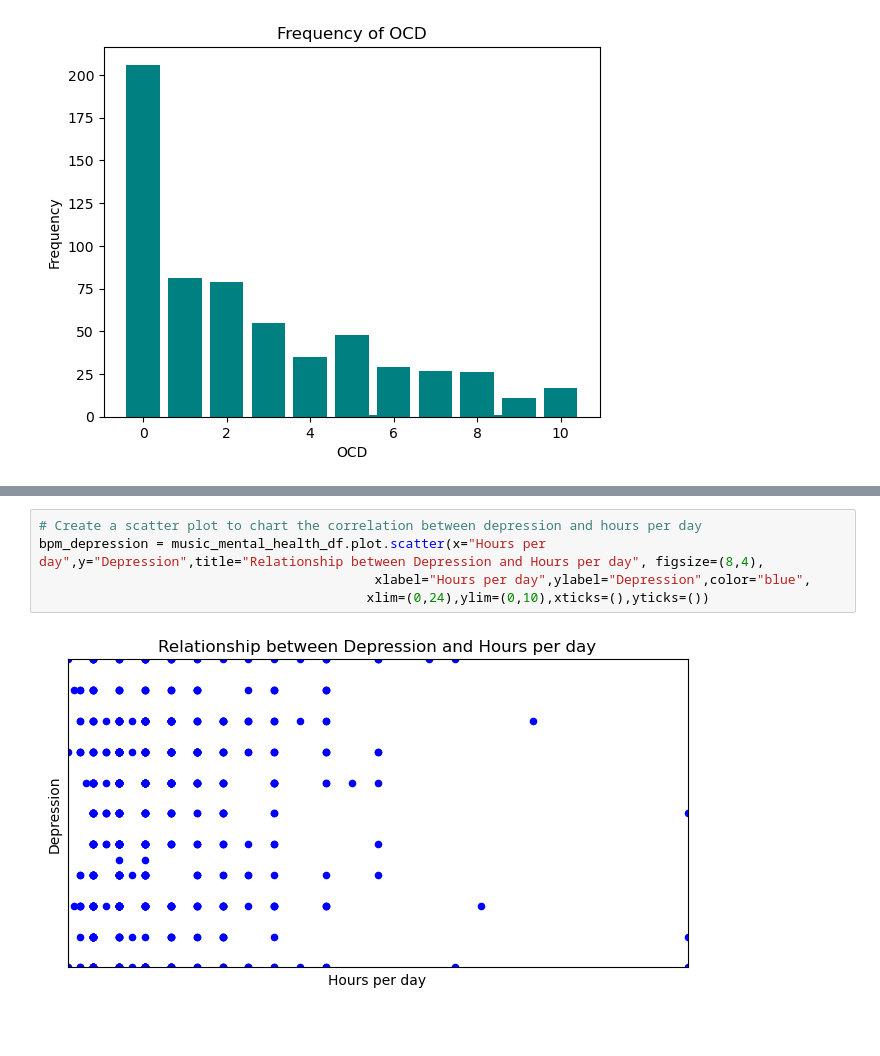
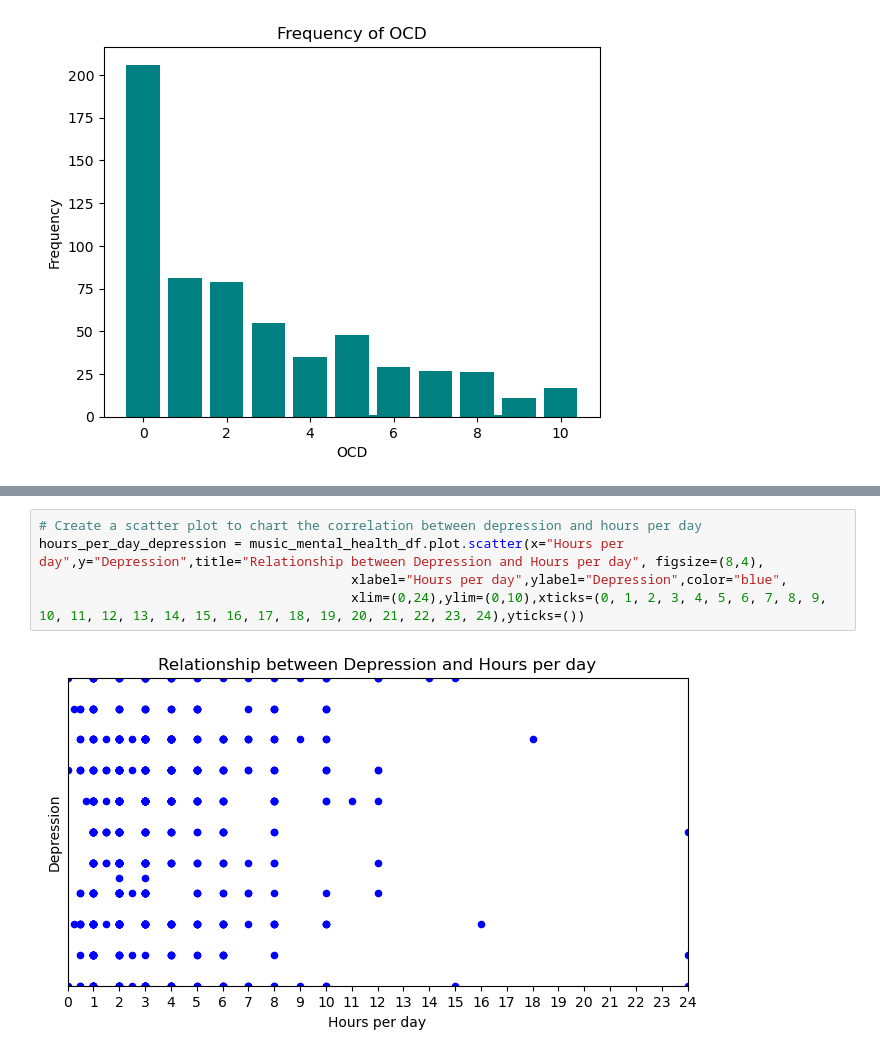
Before and after one commit to jdanielle12/project1, a Jupyter notebook: music_and_mental_health.ipynb, the cells around one changed output, grey strips where cells are left out. Saved outputs shown, nothing was run; the diff lists cells and outputs as text; blank space fills up the shorter version.

```diff
--- a/music_and_mental_health.ipynb
+++ b/music_and_mental_health.ipynb
@@ -225,9 +225,9 @@ bpm_depression = music_mental_health_df.plot.scatter(x="BPM",y="Depression",titl
 # %%
 # Create a scatter plot to chart the correlation between depression and hours per day
-bpm_depression = music_mental_health_df.plot.scatter(x="Hours per day",y="Depression",title="Relationship between Depression and Hours per day", figsize=(8,4),
-                                           xlabel="Hours per day",ylabel="Depression",color="blue",
-                                          xlim=(0,24),ylim=(0,10),xticks=(),yticks=())
+hours_per_day_depression = music_mental_health_df.plot.scatter(x="Hours per day",y="Depression",title="Relationship between Depression and Hours per day", figsize=(8,4),
+                                        xlabel="Hours per day",ylabel="Depression",color="blue",
+                                        xlim=(0,24),ylim=(0,10),xticks=(0, 1, 2, 3, 4, 5, 6, 7, 8, 9, 10, 11, 12, 13, 14, 15, 16, 17, 18, 19, 20, 21, 22, 23, 24),yticks=())
 # %% [output]
-[figure, old version]
+[figure, new version]
 # %%
 # Create a scatter plot to chart the correlation between anxiety and age
```
Also changed, not shown: parts of 11 cells of this notebook.
